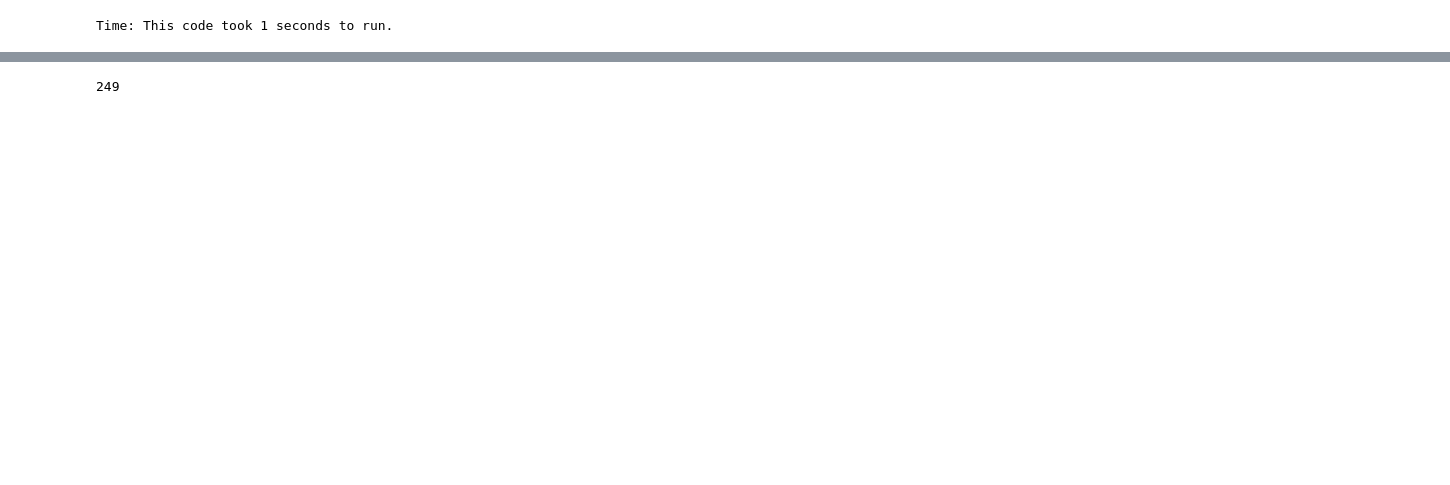
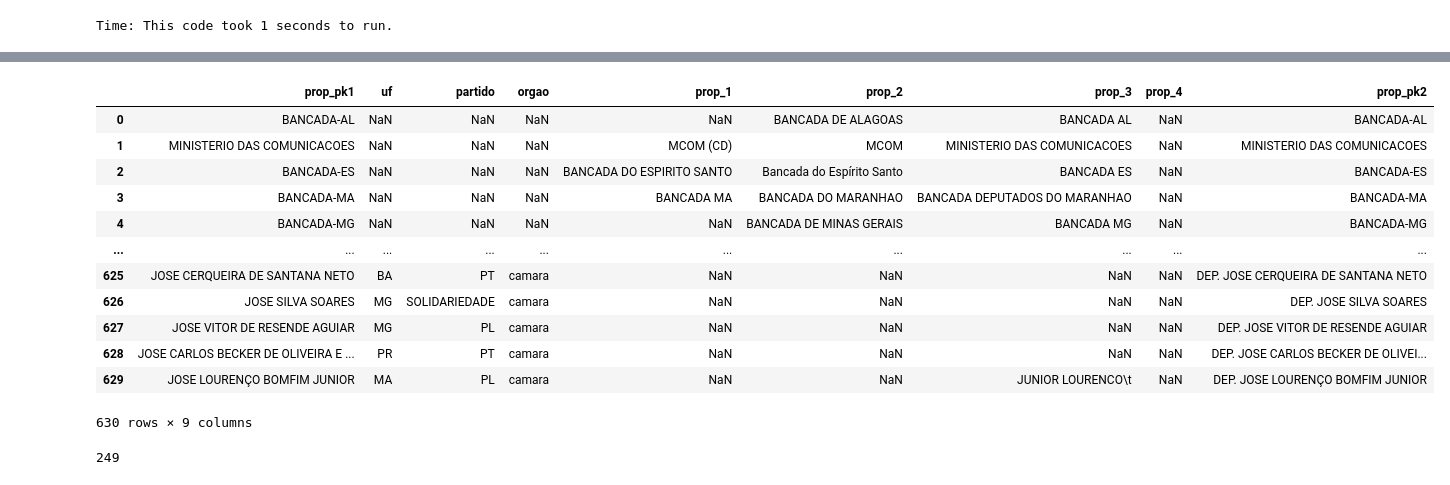
Before and after one commit to robertomdiniz5/Projeto-Controle-Financeiro-GESAC, a Jupyter notebook: controle_financeiro_gesac.ipynb, the cells around one changed output, grey strips where cells are left out. Saved outputs shown, nothing was run; the diff lists cells and outputs as text; code cells hidden in the pictures; blank space fills up the shorter version.

```diff
--- a/controle_financeiro_gesac.ipynb
+++ b/controle_financeiro_gesac.ipynb
@@ -150,7 +150,7 @@ lst_re = [
 ('PRF ','POLICIA RODOVIARIA FEDERAL '),
 ('MCOM ', 'MINISTERIO DAS COMUNICACOES '),
 ('BANCADA ','BANCADA-'),
-(r'DA BANCADA-?',''),
+(r'(DA BANCADA-?|INDIVIDUAL)',''),
 
 (r'-D\w ','-'),
 (r'\s(PARA|AJUDAR|DURANTE|A PANDEMIA DE COVID-19|DE\.)\s',''),
@@ -173,6 +173,7 @@ def regexing(value):
 
 lst_proponente = []
 
+
 for index, prop in enumerate(df_pr['prop_pk1']):
     if df_pr['orgao'][index] == "senado":
         lst_proponente.append('SEN. ' + prop)
@@ -181,6 +182,8 @@ for index, prop in enumerate(df_pr['prop_pk1']):
     else:
         lst_proponente.append(prop)
 
+df_pr.prop_pk1 = [str(prop) for prop in df_pr.prop_pk1]
+
 df_pr['prop_pk2'] = lst_proponente
 
 end_time = time(); print(f'Time: This code took {ceil(end_time-start_time)} seconds to run.'); total_time += end_time-start_time
@@ -324,3 +354,19 @@ df_em[['proponente','emenda','prop_pk1']].loc[df_em.prop_pk2 =='']
+# %%
+df_pr
+# %% [output]
+|  | prop_pk1 | uf | partido | orgao | prop_1 | prop_2 | prop_3 | prop_4 | prop_pk2 |
+| 0 | BANCADA-AL | NaN | NaN | NaN | NaN | BANCADA DE ALAGOAS | BANCADA AL | NaN | BANCADA-AL |
+| 1 | MINISTERIO DAS COMUNICACOES | NaN | NaN | NaN | MCOM (CD) | MCOM | MINISTERIO DAS COMUNICACOES | NaN | MINISTERIO DAS COMUNICACOES |
+| 2 | BANCADA-ES | NaN | NaN | NaN | BANCADA DO ESPIRITO SANTO | Bancada do Espírito Santo | BANCADA ES | NaN | BANCADA-ES |
+| 3 | BANCADA-MA | NaN | NaN | NaN | BANCADA MA | BANCADA DO MARANHAO | BANCADA DEPUTADOS DO MARANHAO | NaN | BANCADA-MA |
+| 4 | BANCADA-MG | NaN | NaN | NaN | NaN | BANCADA DE MINAS GERAIS | BANCADA MG | NaN | BANCADA-MG |
+| ... | ... | ... | ... | ... | ... | ... | ... | ... | ... |
+| 625 | JOSE CERQUEIRA DE SANTANA NETO | BA | PT | camara | NaN | NaN | NaN | NaN | DEP. JOSE CERQUEIRA DE SANTANA NETO |
+| 626 | JOSE SILVA SOARES | MG | SOLIDARIEDADE | camara | NaN | NaN | NaN | NaN | DEP. JOSE SILVA SOARES |
+| 627 | JOSE VITOR DE RESENDE AGUIAR | MG | PL | camara | NaN | NaN | NaN | NaN | DEP. JOSE VITOR DE RESENDE AGUIAR |
+| 628 | JOSE CARLOS BECKER DE OLIVEIRA E ... | PR | PT | camara | NaN | NaN | NaN | NaN | DEP. JOSE CARLOS BECKER DE OLIVEI... |
+| 629 | JOSE LOURENÇO BOMFIM JUNIOR | MA | PL | camara | NaN | NaN | JUNIOR LOURENCO\t | NaN | DEP. JOSE LOURENÇO BOMFIM JUNIOR |
+630 rows × 9 columns
 # %%
 df_sg
 
```
Also changed, not shown: parts of 8 cells of this notebook, 21 other files.
